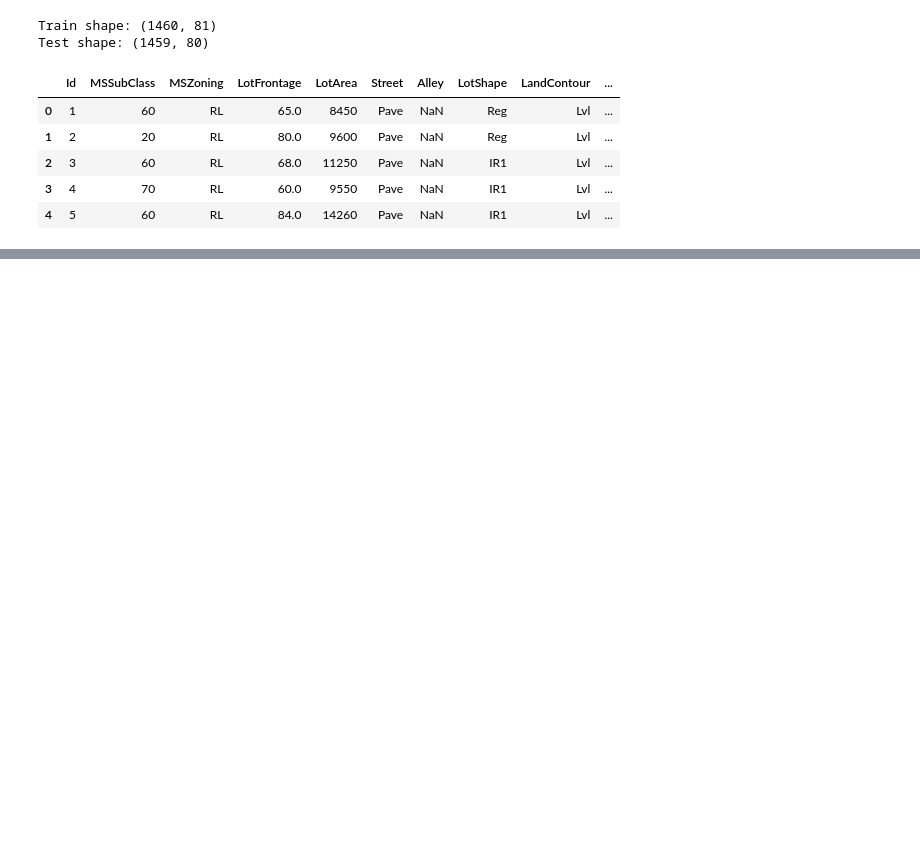
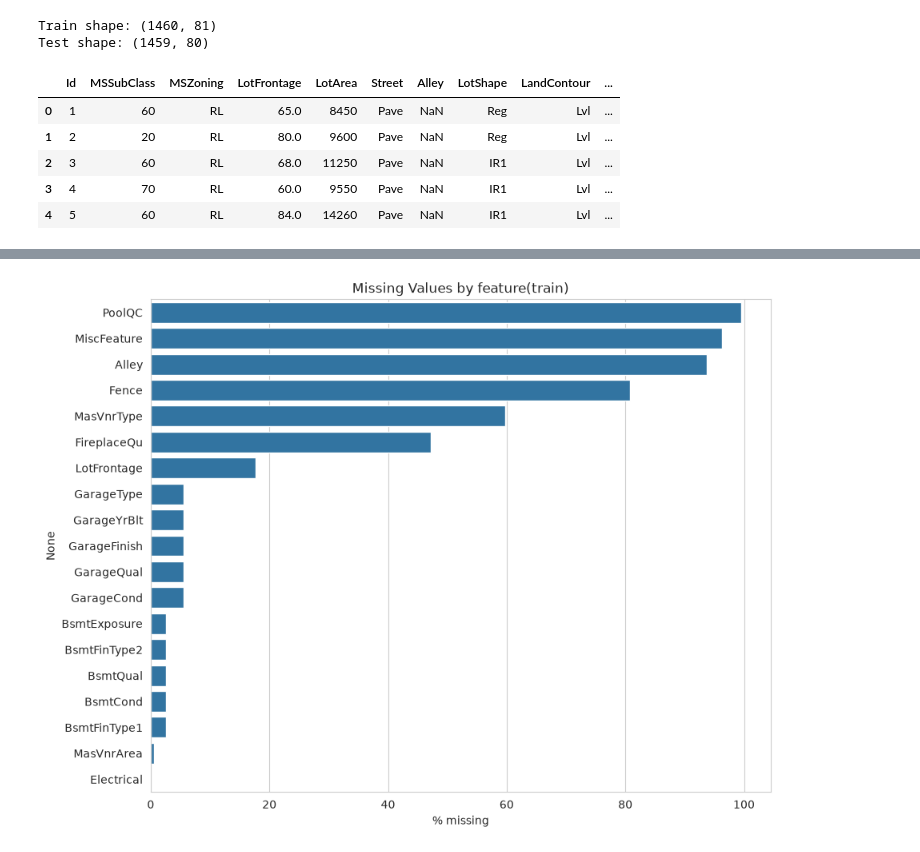
Before and after one commit to elvert19/housing_prices, a Jupyter notebook: prediction.ipynb, the cells around one changed output, grey strips where cells are left out. Cells and saved outputs as stored; diff of their text form; code cells hidden in the pictures; blank space fills up the shorter version.

```diff
--- a/prediction.ipynb
+++ b/prediction.ipynb
@@ -48,0 +85,10 @@ if "Id" in test.columns:
+# %%
+def missing_table(df):
+    total = df.isnull().sum()
+    pct = 100 * total / len(df)
+    tbl = pd.concat([total, pct], axis=1, keys=['Total', 'Percent'])
+    return tbl[tbl['Total'] > 0].sort_values('Percent', ascending=False)
+
+
+miss_train = missing_table(train.drop(columns=['SalePrice', 'SalePrice_log'], errors='ignore'))
+miss_train
@@ -48,0 +113,8 @@ if "Id" in test.columns:
+# %%
+plt.figure(figsize=(10,8))
+sns.barplot(x=miss_train["Percent"],y=miss_train.index)
+plt.title("Missing Values by feature(train)")
+plt.xlabel("% missing")
+plt.show()
+# %% [output]
+[figure, added]
```
Also changed, not shown: parts of 5 cells of this notebook.
